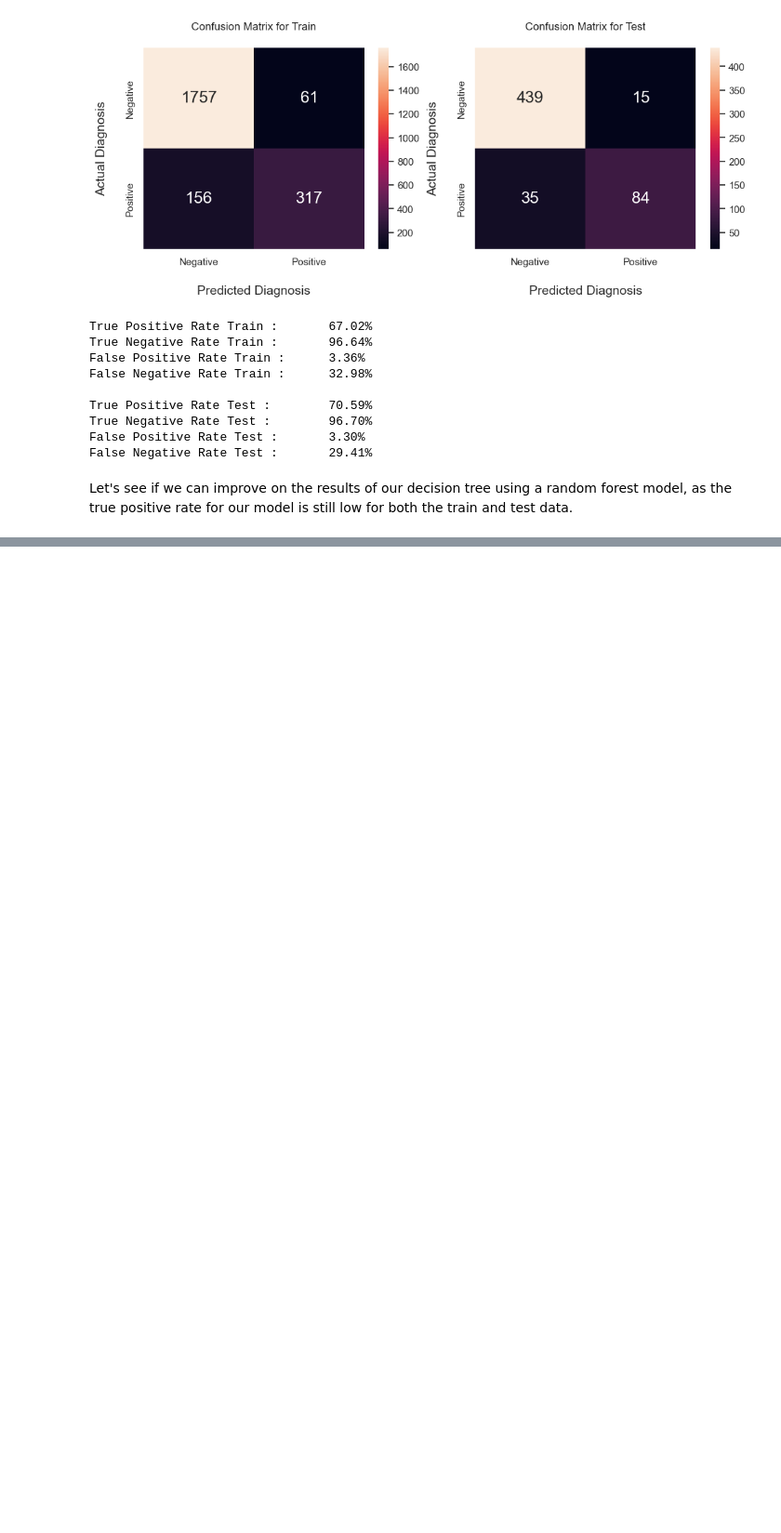
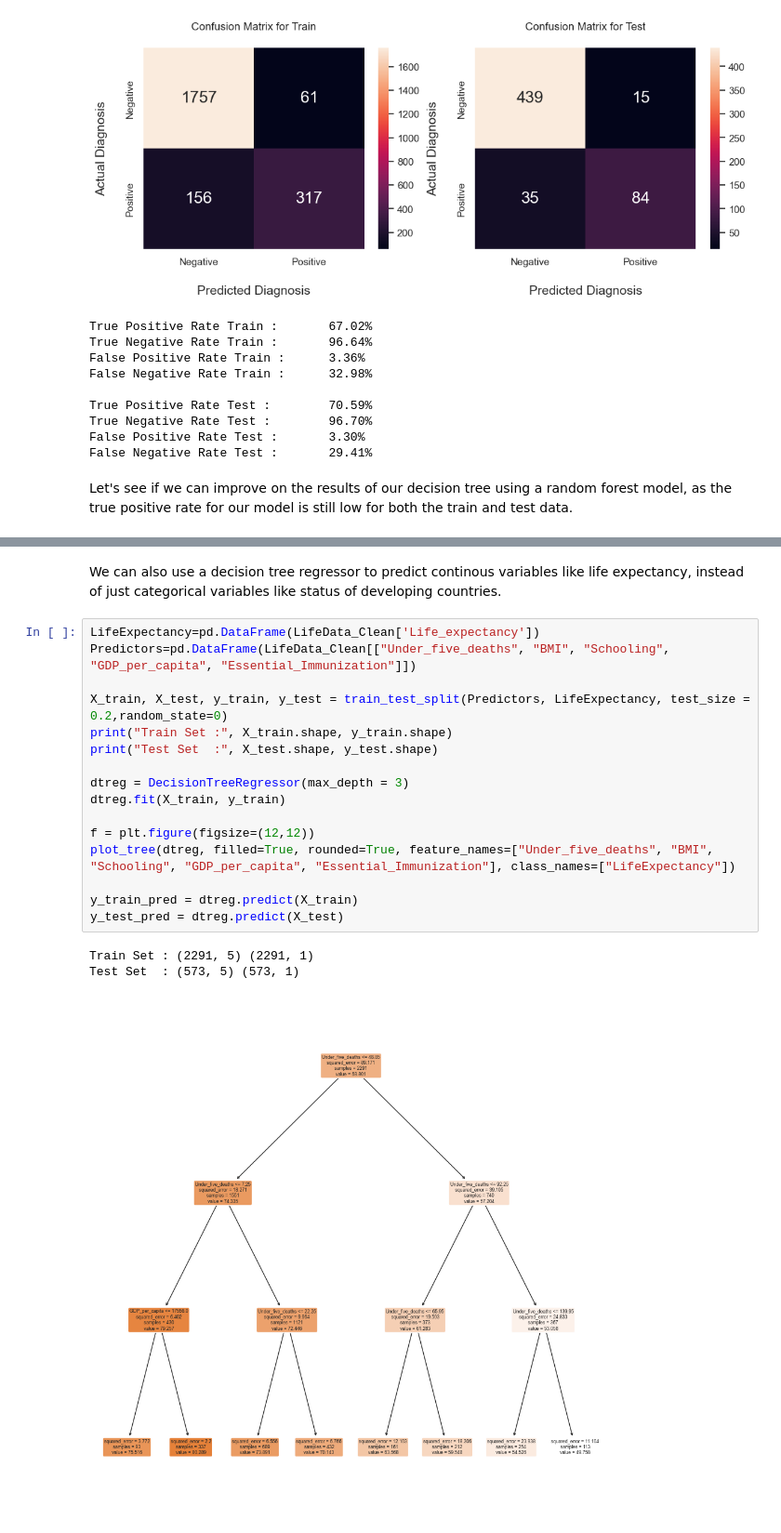
Before and after one commit to tyeckh/DSAI-T7, a Jupyter notebook: Project_T7.ipynb, the cells around one changed output, grey strips where cells are left out. Shown at 93% size. Saved outputs shown, nothing was run; the diff lists cells and outputs as text; blank space fills up the shorter version.

```diff
--- a/Project_T7.ipynb
+++ b/Project_T7.ipynb
@@ -630,0 +724,22 @@ AttributeError: 'DataFrame' object has no attribute 'Developed'
+# %% [markdown]
+We can also use a decision tree regressor to predict continous variables like life expectancy, instead of just categorical variables like status of developing countries.
+# %%
+LifeExpectancy=pd.DataFrame(LifeData_Clean['Life_expectancy'])
+Predictors=pd.DataFrame(LifeData_Clean[["Under_five_deaths", "BMI", "Schooling", "GDP_per_capita", "Essential_Immunization"]])
+
+X_train, X_test, y_train, y_test = train_test_split(Predictors, LifeExpectancy, test_size = 0.2,random_state=0)
+print("Train Set :", X_train.shape, y_train.shape)
+print("Test Set  :", X_test.shape, y_test.shape)
+
+dtreg = DecisionTreeRegressor(max_depth = 3)
+dtreg.fit(X_train, y_train)
+
+f = plt.figure(figsize=(12,12))
+plot_tree(dtreg, filled=True, rounded=True, feature_names=["Under_five_deaths", "BMI", "Schooling", "GDP_per_capita", "Essential_Immunization"], class_names=["LifeExpectancy"])
+
+y_train_pred = dtreg.predict(X_train)
+y_test_pred = dtreg.predict(X_test)
+# %% [output]
+Train Set : (2291, 5) (2291, 1)
+Test Set  : (573, 5) (573, 1)
+[figure, added]
```
Also changed, not shown: parts of 3 cells of this notebook.
